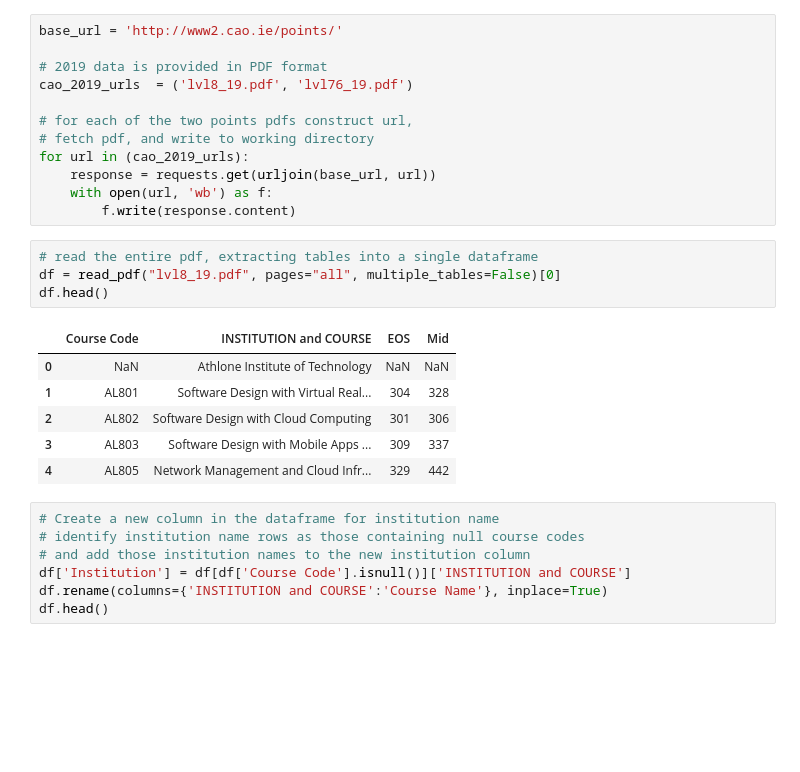
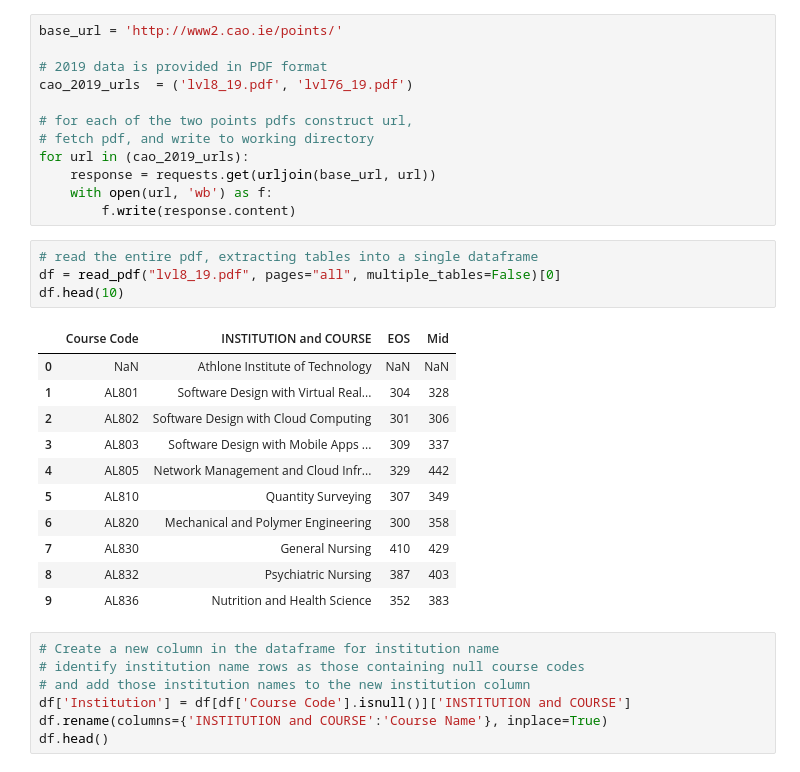
Before and after one commit to fod/fundamentals-data-analysis, a Jupyter notebook: cao.ipynb, the cells around one changed output. Cells and saved outputs as stored; diff of their text form; blank space fills up the shorter version.

Commit message:
fully cleaned level 8, 2019 table

```diff
--- a/cao.ipynb
+++ b/cao.ipynb
@@ -30,14 +30,19 @@ for url in (cao_2019_urls):
 # %%
 # read the entire pdf, extracting tables into a single dataframe
 df = read_pdf("lvl8_19.pdf", pages="all", multiple_tables=False)[0]
-df.head()
+df.head(10)
 # %% [output]
 |  | Course Code | INSTITUTION and COURSE | EOS | Mid |
 | 0 | NaN | Athlone Institute of Technology | NaN | NaN |
 | 1 | AL801 | Software Design with Virtual Real... | 304 | 328 |
 | 2 | AL802 | Software Design with Cloud Computing | 301 | 306 |
 | 3 | AL803 | Software Design with Mobile Apps ... | 309 | 337 |
 | 4 | AL805 | Network Management and Cloud Infr... | 329 | 442 |
+| 5 | AL810 | Quantity Surveying | 307 | 349 |
+| 6 | AL820 | Mechanical and Polymer Engineering | 300 | 358 |
+| 7 | AL830 | General Nursing | 410 | 429 |
+| 8 | AL832 | Psychiatric Nursing | 387 | 403 |
+| 9 | AL836 | Nutrition and Health Science | 352 | 383 |
 # %%
 # Create a new column in the dataframe for institution name
 # identify institution name rows as those containing null course codes
```
Also changed, not shown: parts of 2 cells of this notebook.
